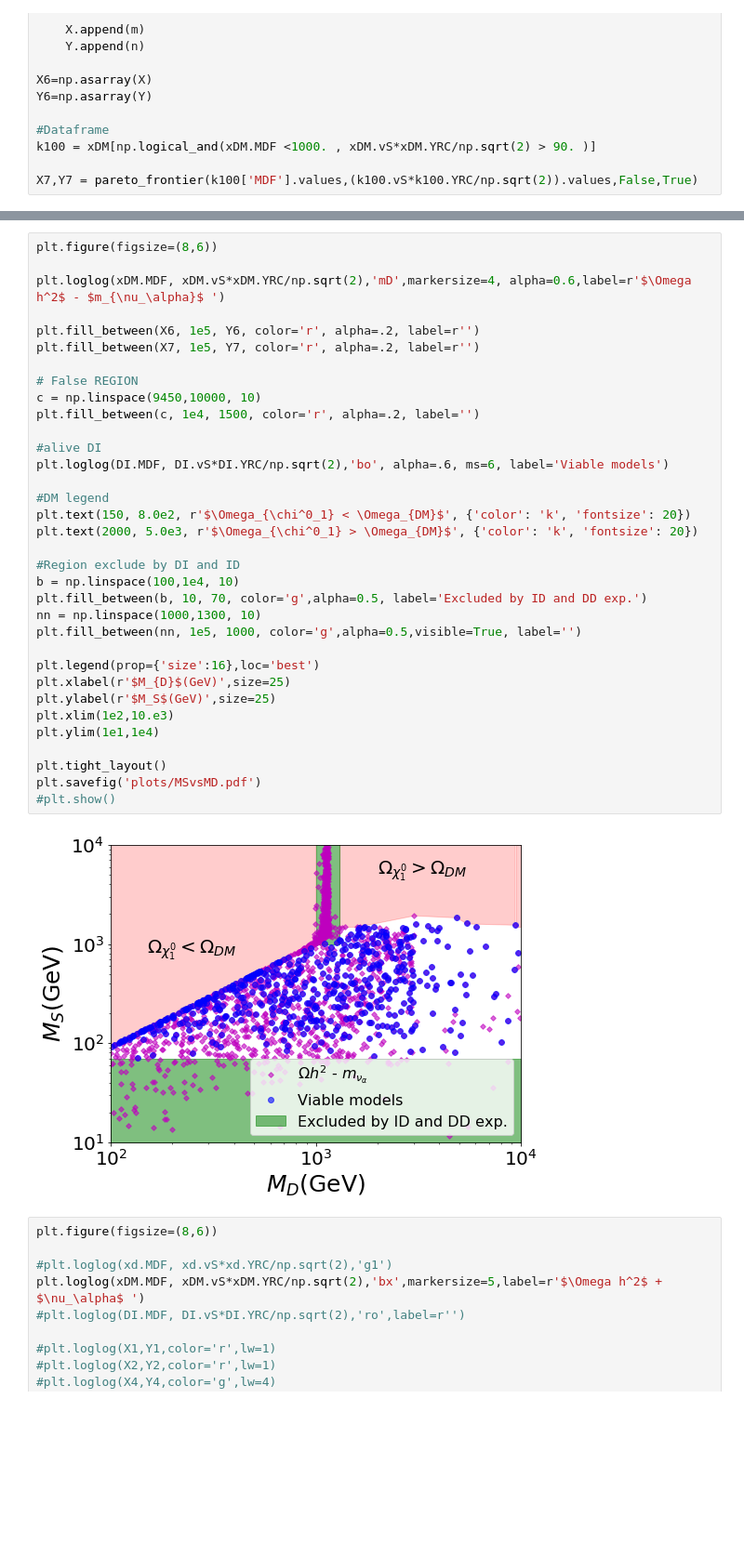
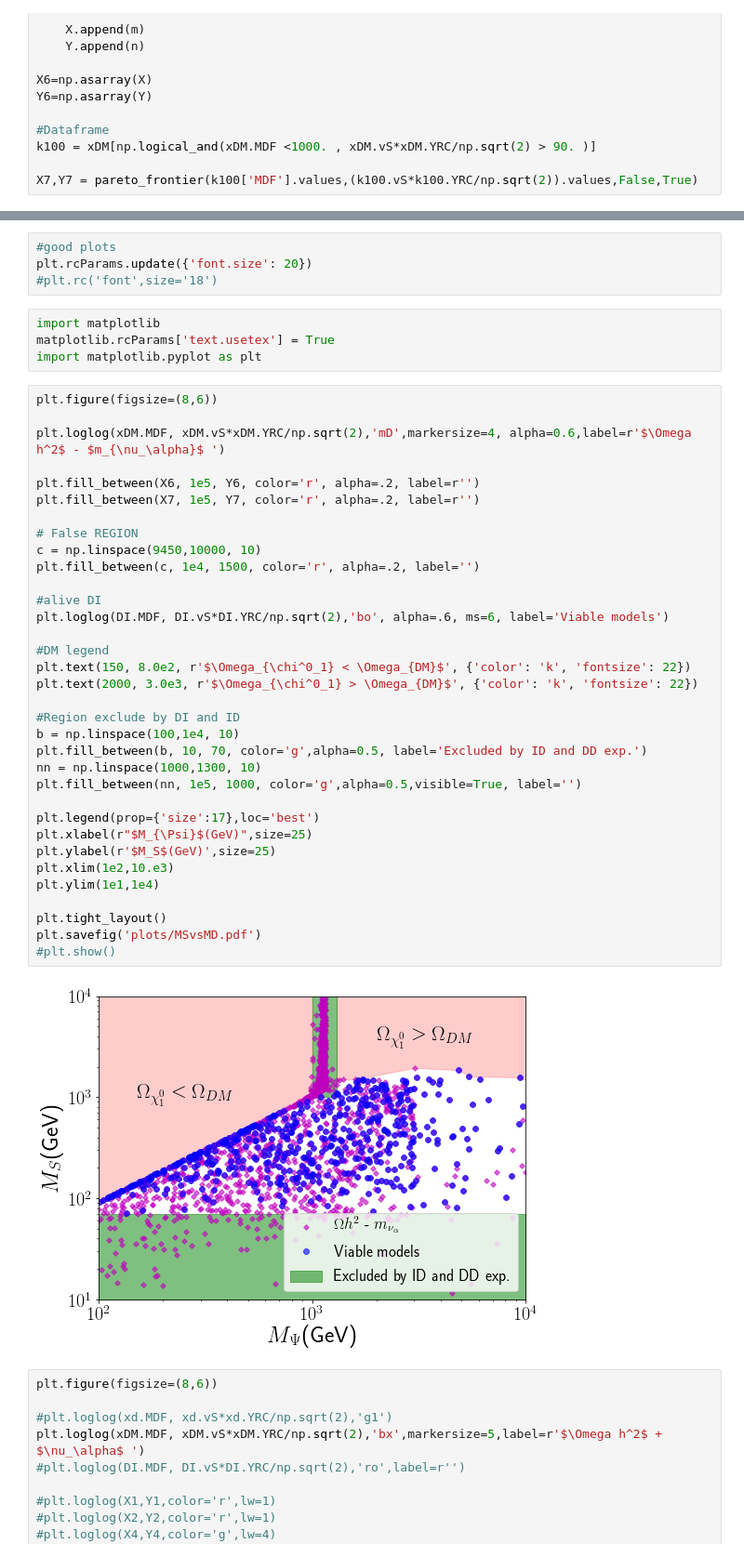
Before and after one commit to anferivera/SDdiracDM, a Jupyter notebook: run-model-general-scan.ipynb, the cells around one changed output, grey strips where cells are left out. Shown at 93% size. Saved outputs shown, nothing was run; the diff lists cells and outputs as text; blank space fills up the shorter version.

```diff
--- a/run-model-general-scan.ipynb
+++ b/run-model-general-scan.ipynb
@@ -1206,39 +1204,47 @@ np.abs(DI.vS*DI.YRC/np.sqrt(2)).min()
+# %%
+#good plots
+plt.rcParams.update({'font.size': 20})
+#plt.rc('font',size='18')
+# %%
+import matplotlib
+matplotlib.rcParams['text.usetex'] = True
+import matplotlib.pyplot as plt
 # %%
 plt.figure(figsize=(8,6))
 
 plt.loglog(xDM.MDF, xDM.vS*xDM.YRC/np.sqrt(2),'mD',markersize=4, alpha=0.6,label=r'$\Omega h^2$ - $m_{\nu_\alpha}$ ')
 
 plt.fill_between(X6, 1e5, Y6, color='r', alpha=.2, label=r'')
 plt.fill_between(X7, 1e5, Y7, color='r', alpha=.2, label=r'')
 
 # False REGION
 c = np.linspace(9450,10000, 10)
 plt.fill_between(c, 1e4, 1500, color='r', alpha=.2, label='')
 
 #alive DI
 plt.loglog(DI.MDF, DI.vS*DI.YRC/np.sqrt(2),'bo', alpha=.6, ms=6, label='Viable models')
 
 #DM legend
-plt.text(150, 8.0e2, r'$\Omega_{\chi^0_1} < \Omega_{DM}$', {'color': 'k', 'fontsize': 20})
-plt.text(2000, 5.0e3, r'$\Omega_{\chi^0_1} > \Omega_{DM}$', {'color': 'k', 'fontsize': 20})
+plt.text(150, 8.0e2, r'$\Omega_{\chi^0_1} < \Omega_{DM}$', {'color': 'k', 'fontsize': 22})
+plt.text(2000, 3.0e3, r'$\Omega_{\chi^0_1} > \Omega_{DM}$', {'color': 'k', 'fontsize': 22})
 
 #Region exclude by DI and ID
 b = np.linspace(100,1e4, 10)
 plt.fill_between(b, 10, 70, color='g',alpha=0.5, label='Excluded by ID and DD exp.')
 nn = np.linspace(1000,1300, 10)
 plt.fill_between(nn, 1e5, 1000, color='g',alpha=0.5,visible=True, label='')
 
-plt.legend(prop={'size':16},loc='best')
-plt.xlabel(r'$M_{D}$(GeV)',size=25)
+plt.legend(prop={'size':17},loc='best')
+plt.xlabel(r"$M_{\Psi}$(GeV)",size=25)
 plt.ylabel(r'$M_S$(GeV)',size=25)
 plt.xlim(1e2,10.e3)
 plt.ylim(1e1,1e4)
 
 plt.tight_layout()
 plt.savefig('plots/MSvsMD.pdf')
 #plt.show()
 # %% [output]
-[figure, old version]
+[figure, new version]
 # %%
 plt.figure(figsize=(8,6))
 
```
Also changed, not shown: parts of 14 cells of this notebook, 1 other file.
